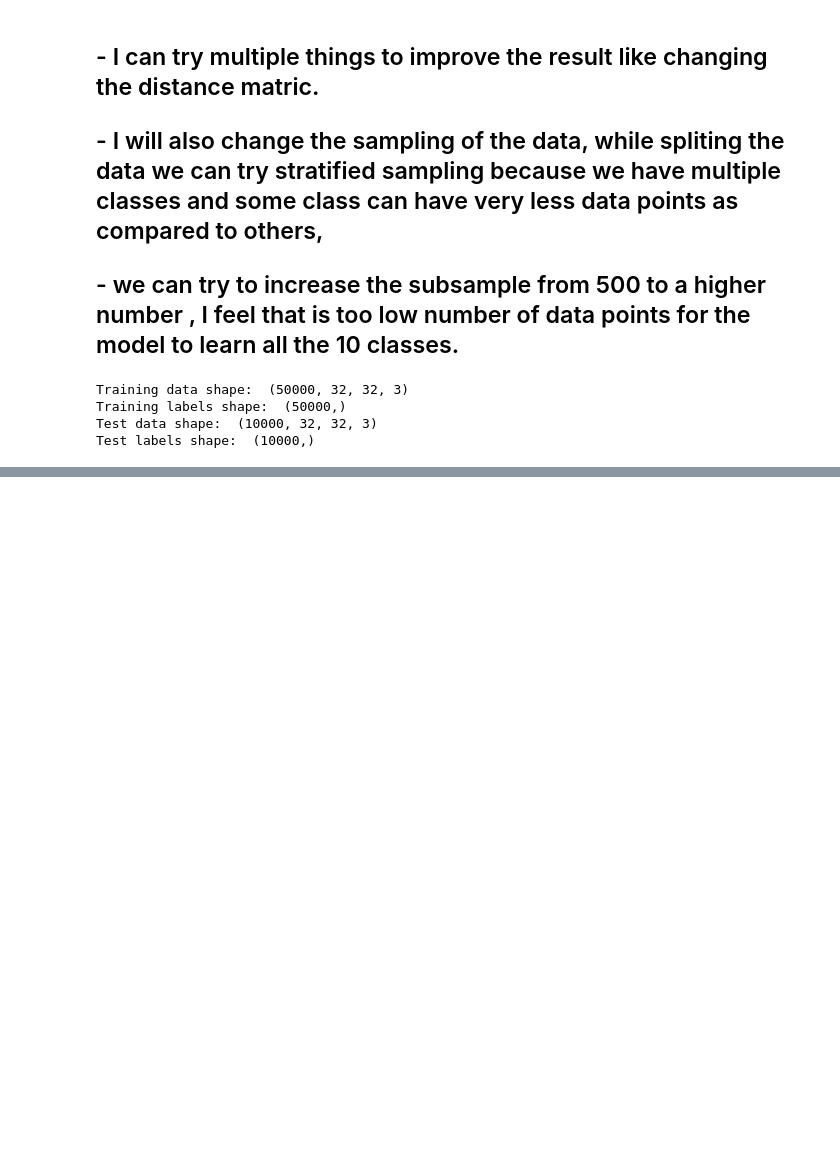
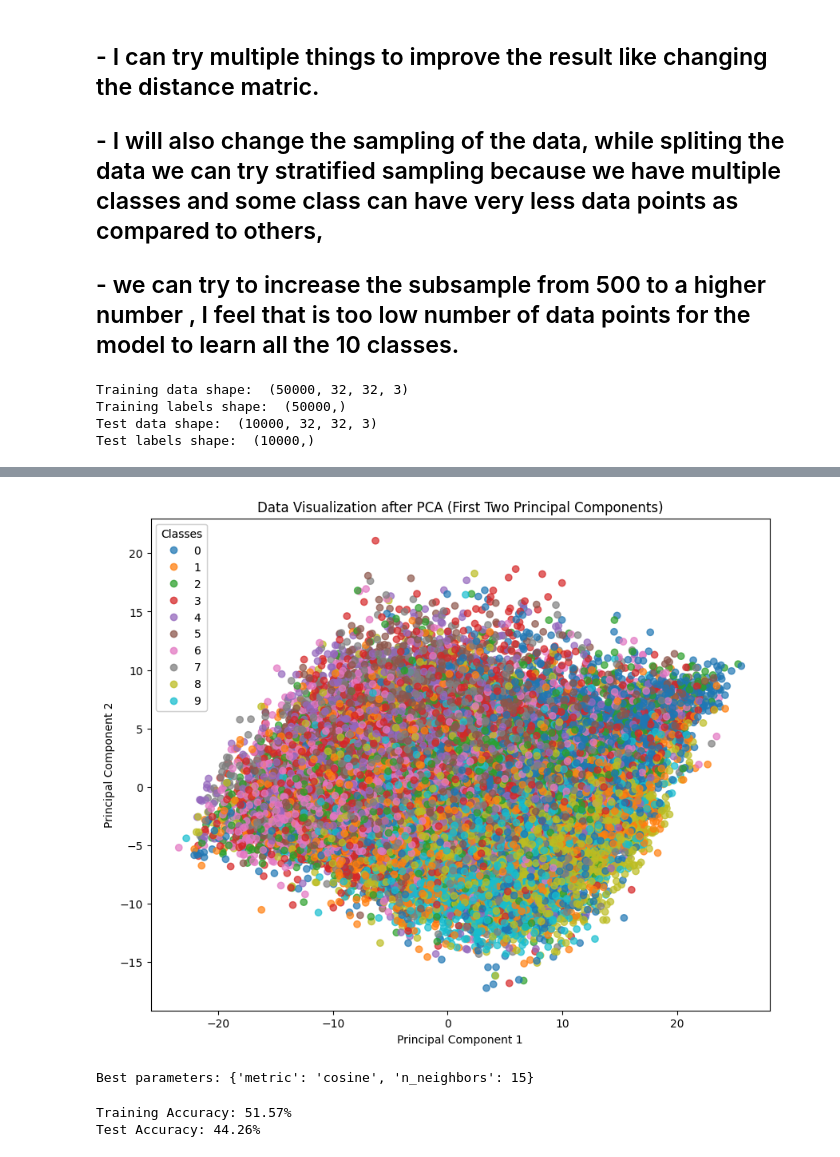
Before and after one commit to Computer-Vision-Group-F/Assignment1, a Jupyter notebook: knn.ipynb, the cells around one changed output, grey strips where cells are left out. Drawn from its saved outputs; the diff is of its cells as text; code cells hidden in the pictures; blank space fills up the shorter version.

```diff
--- a/knn.ipynb
+++ b/knn.ipynb
@@ -263 +274,56 @@ Accuracy of k-NN model on test set is: 0.2628
+# %%
+# 4. plot the data to see the clusters.
+
+# Plot the first two principal components
+plt.figure(figsize=(10, 8))
+scatter = plt.scatter(X_train_pca[:, 0], X_train_pca[:, 1], c=y_train, cmap='tab10', alpha=0.7)
+
+# Add a colorbar for class labels
+legend = plt.legend(*scatter.legend_elements(), title="Classes")
+plt.gca().add_artist(legend)
+
+plt.title('Data Visualization after PCA (First Two Principal Components)')
+plt.xlabel('Principal Component 1')
+plt.ylabel('Principal Component 2')
+plt.show()
+# %% [output]
+[figure, added]
+# %%
+#(Grid Search)
+
+from sklearn.model_selection import GridSearchCV
+from sklearn.neighbors import KNeighborsClassifier
+
+# Set up KNN with grid search for different K values and distance metrics
+param_grid = {
+    'n_neighbors': [3, 5, 7, 9, 11, 13, 15, 17, 19, 21],
+    'metric': ['euclidean', 'manhattan', 'cosine']
+}
+
+knn = KNeighborsClassifier()
+grid_search = GridSearchCV(knn, param_grid, cv=10, scoring='accuracy')
+grid_search.fit(X_train_pca, y_train)
+print("Best parameters:", grid_search.best_params_)
+
+# Use the best model
+best_knn = grid_search.best_estimator_
+y_pred = best_knn.predict(X_test_pca)
+# %% [output]
+Best parameters: {'metric': 'cosine', 'n_neighbors': 15}
+# %%
+from sklearn.metrics import accuracy_score
+
+# Calculate the accuracy of the k-NN model on the test set with 3000 images
+# Predict on the training set
+y_train_pred = best_knn.predict(X_train_pca)
+# Predict on the test set
+y_test_pred = best_knn.predict(X_test_pca)
+train_accuracy = accuracy_score(y_train, y_train_pred)
+test_accuracy = accuracy_score(y_test, y_test_pred)
+# Print both accuracies
+print(f"Training Accuracy: {train_accuracy * 100:.2f}%")
+print(f"Test Accuracy: {test_accuracy * 100:.2f}%")
+# %% [output]
+Training Accuracy: 51.57%
+Test Accuracy: 44.26%
 # %%
```
Also changed, not shown: parts of 15 cells of this notebook, 1 other file.
